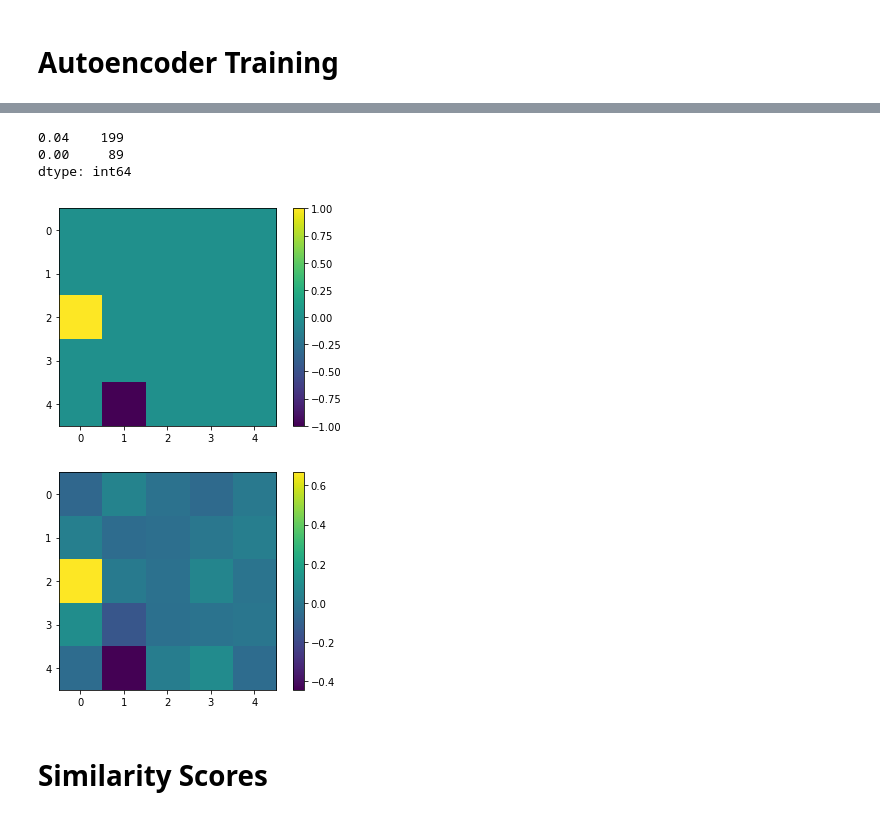
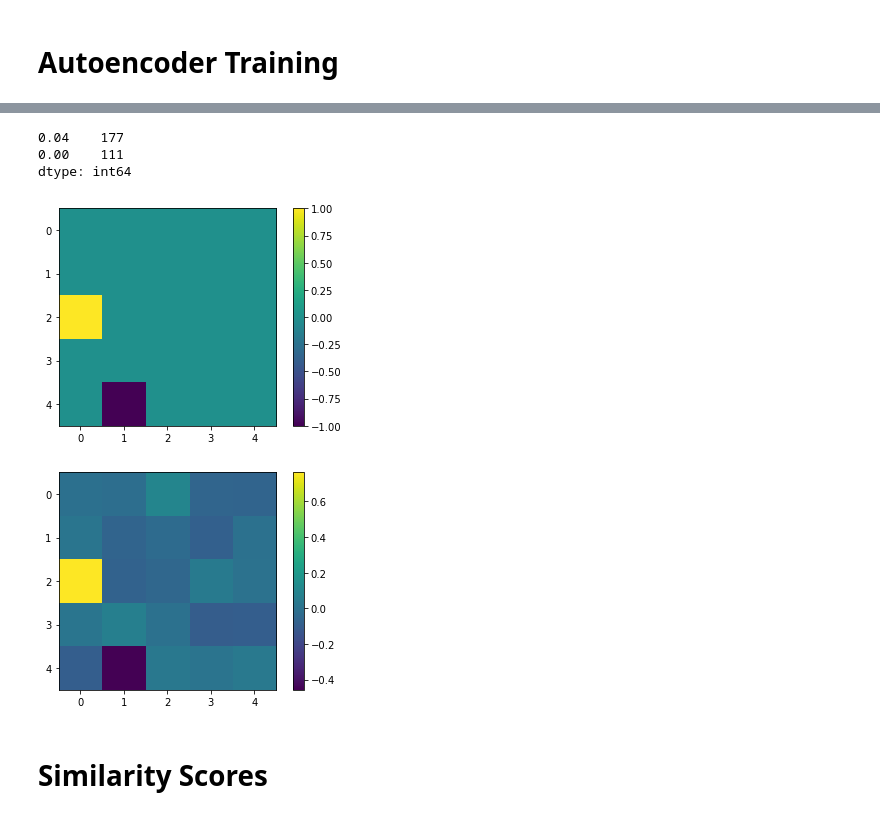
Before and after one commit to codec-lab/BIB, a Jupyter notebook: TreeQN_Approach/Notebooks/image_gridworld_scratch/similarity_view.ipynb, the cells around one changed output, grey strips where cells are left out. Drawn from its saved outputs; the diff is of its cells as text; code cells hidden in the pictures.

```diff
--- a/TreeQN_Approach/Notebooks/image_gridworld_scratch/similarity_view.ipynb
+++ b/TreeQN_Approach/Notebooks/image_gridworld_scratch/similarity_view.ipynb
@@ -48,23 +48,23 @@ Train Loss 199 0.08891112260369065
 # %%
 losses = []
 for traj in test_data:
     for tensor in traj:
         model.eval()
         tensor = tensor.unsqueeze(0)
-        decoded_tensor = model(tensor)
+        decoded_tensor = model(tensor,None,None,option=4)
         loss = F.mse_loss(torch.round(decoded_tensor), tensor)
         losses.append(loss.item())
 print(pd.Series(losses).value_counts())
 test_example= test_data[50][0].unsqueeze(0)
-decoded_tensor = model(test_example)
+decoded_tensor = model(test_example,None,None,option=4)
 image_all.view_tensor(test_example[0][0])
 image_all.view_tensor(decoded_tensor[0][0].detach())
 # %% [output]
-0.04    199
-0.00     89
+0.04    177
+0.00    111
 dtype: int64
 [figure]
-[figure, old version]
+[figure, new version]
 # %% [markdown]
 <h1>Similarity Scores
 # %%
```
Also changed, not shown: parts of 2 cells of this notebook, 5 other files.
